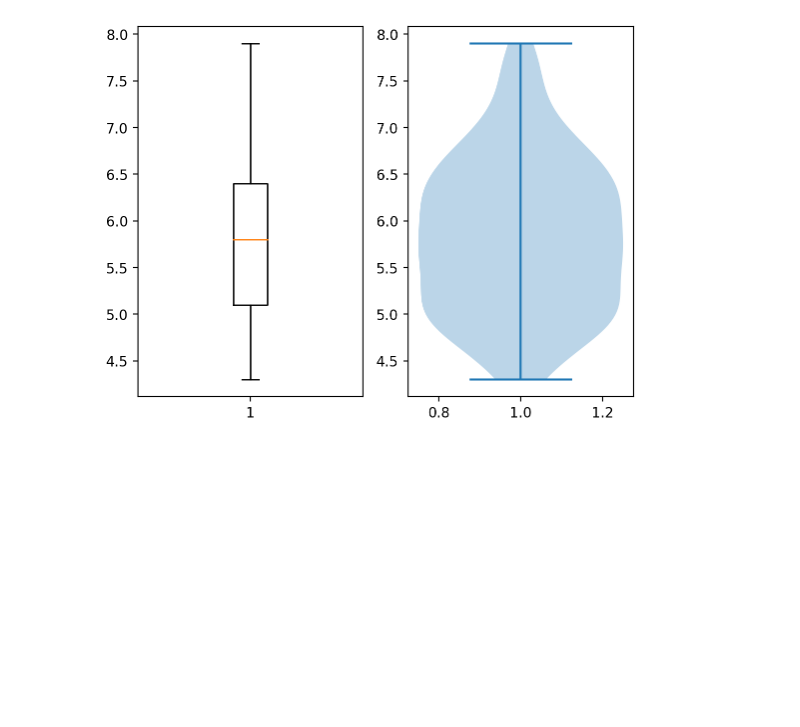
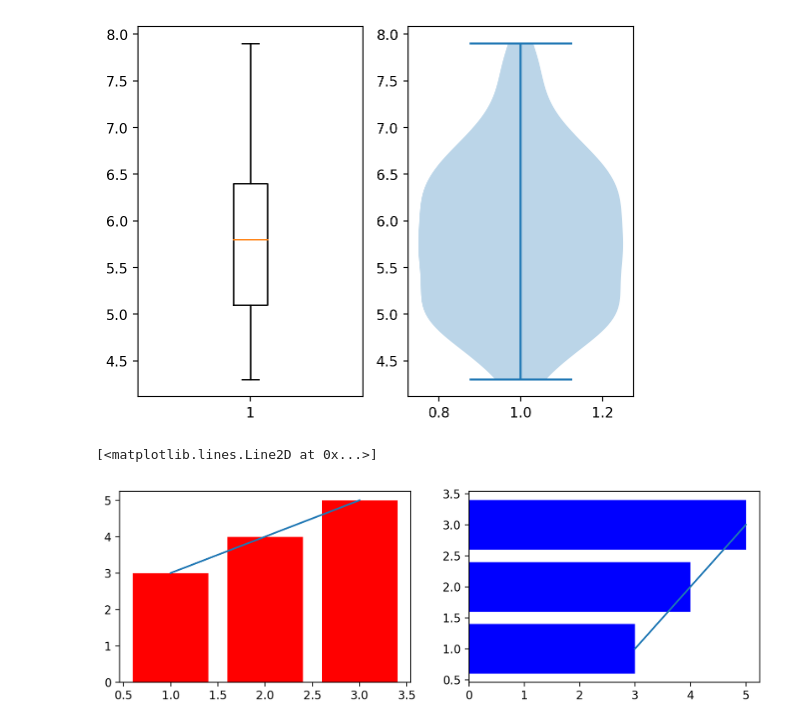
Before and after one commit to minjunK94/ai, a Jupyter notebook: source/07_python/ch13_데이터 시각화_2절matplotlib.ipynb, the cells around one changed output. Drawn from its saved outputs; the diff is of its cells as text; code cells hidden in the pictures; blank space fills up the shorter version.

```diff
--- a/source/07_python/ch13_데이터 시각화_2절matplotlib.ipynb
+++ b/source/07_python/ch13_데이터 시각화_2절matplotlib.ipynb
@@ -23,8 +23,15 @@ import matplotlib.pyplot as plt
 # 한글설정
 # warning(경고) 안보이게
 import warnings
-warnings.filterwarnings(action='ignore') # 경보 메세지 안보이게
-# warnings.filterwarnings(action='default') # 경고 메세지 보이게
+# warnings.filterwarnings(action='ignore') # 경보 메세지 안보이게
+warnings.filterwarnings(action='default') # 경고 메세지 보이게
+# plt.rcParams['font.family'] = '~'를 바꿈
+plt.rc('font',family='Malgun Gothic') # 윈도우즈
+# plt.rc('font', family='AppleGothic') Mac
+# plt.rcParame['font.family'] = 'Malgun Gothic'
+plt.rc('axes', unicode_minus=False) # 축의 - 깨짐
+import matplotlib.pyplot as plt
+import seaborn as sns
 # %% [markdown]
 ## 2.2 그래프 그리기
 - matplolib 으로 그래프를 그리기 위해서 다음의 단계
@@ -219,3 +226,15 @@ axes[1].violinplot(iris.sepal_length)
 plt.show()
 # %% [output]
 [figure]
+# %%
+# bar, barh
+x = [1,2,3]
+y = [3,4,5]
+fig, axes = plt.subplots(ncols=2, figsize=(10, 3))
+axes[0].bar(x, y, color='r')
+axes[0].plot(x, y)
+axes[1].barh(x, y, color='b')
+axes[1].plot(y, x)
+# %% [output]
+[<matplotlib.lines.Line2D at 0x...>]
+[figure, added]
```
Also changed, not shown: parts of 14 cells of this notebook, 3 other files.
